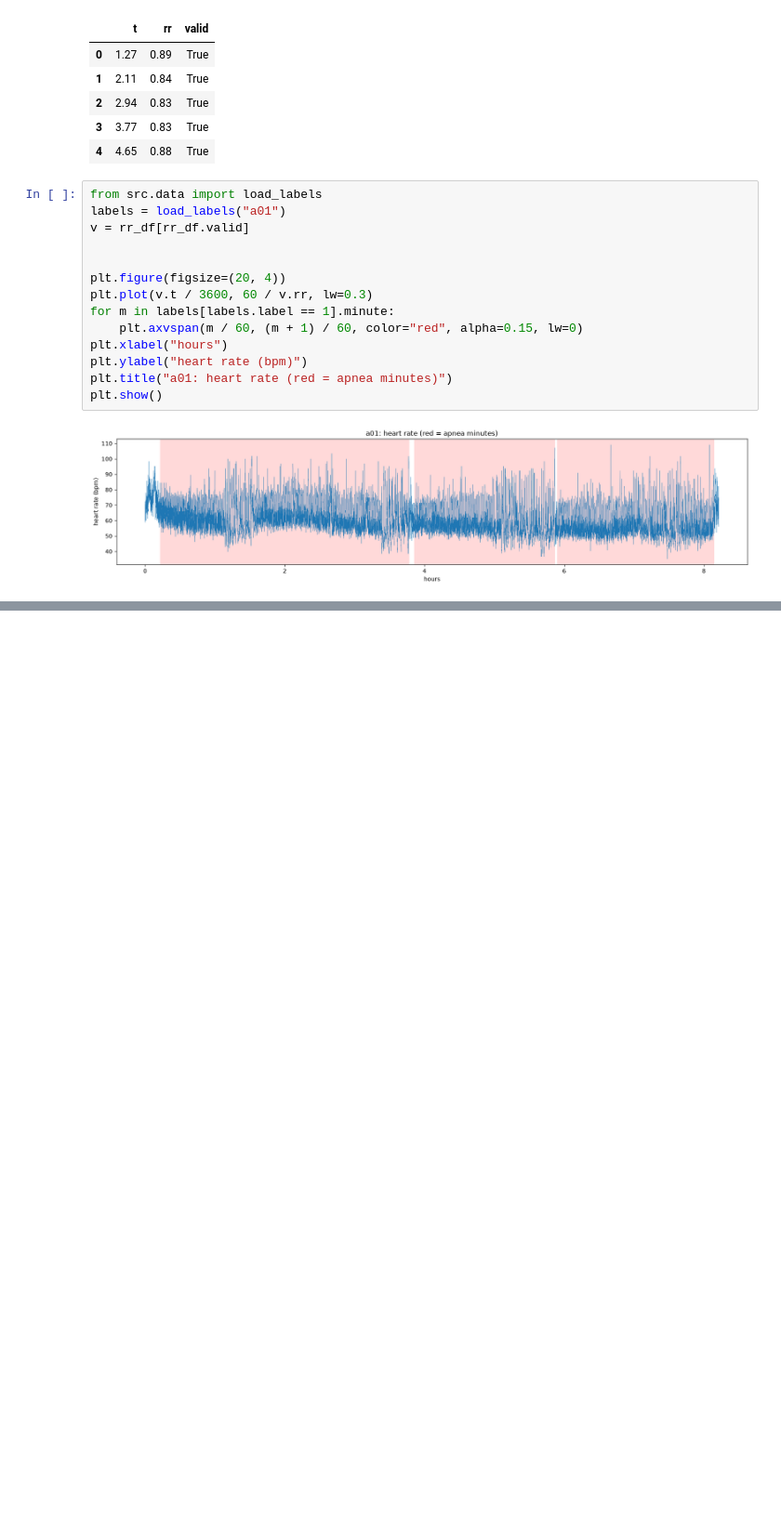
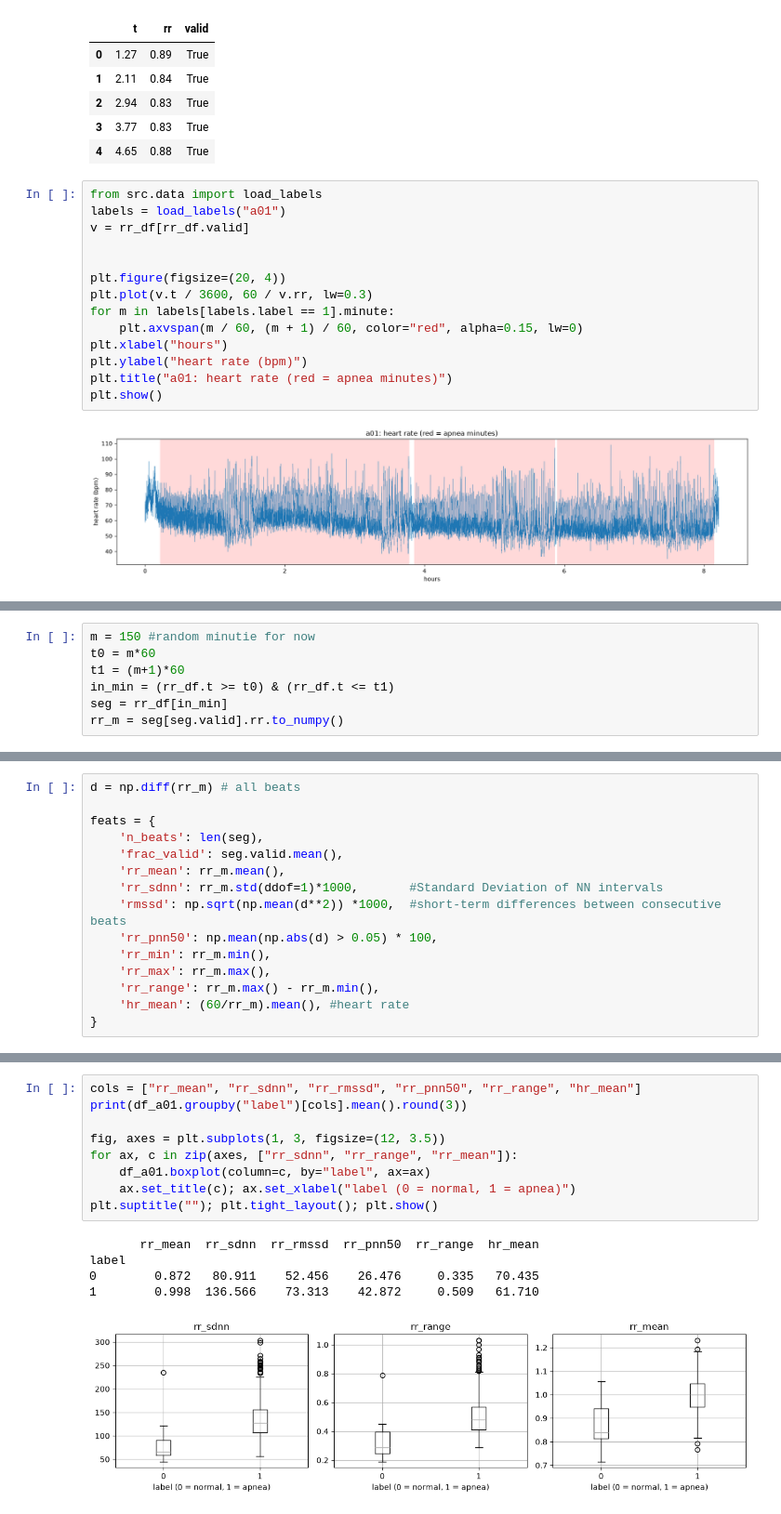
Before and after one commit to MammadHuseyn/apnea-ecg-ml, a Jupyter notebook: notebooks/02_feature_extraction.ipynb, the cells around one changed output, grey strips where cells are left out. Shown at 93% size. Cells and saved outputs as stored; diff of their text form; blank space fills up the shorter version.

Commit message:
extracted minutes into row, mean, std etc

```diff
--- a/notebooks/02_feature_extraction.ipynb
+++ b/notebooks/02_feature_extraction.ipynb
@@ -103,0 +105,7 @@ plt.show()
+# %%
+m = 150 #random minutie for now
+t0 = m*60
+t1 = (m+1)*60
+in_min = (rr_df.t >= t0) & (rr_df.t <= t1)
+seg = rr_df[in_min]
+rr_m = seg[seg.valid].rr.to_numpy()
@@ -103,0 +125,15 @@ plt.show()
+# %%
+d = np.diff(rr_m) # all beats
+
+feats = {
+    'n_beats': len(seg),
+    'frac_valid': seg.valid.mean(),
+    'rr_mean': rr_m.mean(),
+    'rr_sdnn': rr_m.std(ddof=1)*1000,       #Standard Deviation of NN intervals
+    'rmssd': np.sqrt(np.mean(d**2)) *1000,  #short-term differences between consecutive beats
+    'rr_pnn50': np.mean(np.abs(d) > 0.05) * 100,
+    'rr_min': rr_m.min(),
+    'rr_max': rr_m.max(),
+    'rr_range': rr_m.max() - rr_m.min(),
+    'hr_mean': (60/rr_m).mean(), #heart rate
+}
@@ -103,0 +208,15 @@ plt.show()
+# %%
+cols = ["rr_mean", "rr_sdnn", "rr_rmssd", "rr_pnn50", "rr_range", "hr_mean"]
+print(df_a01.groupby("label")[cols].mean().round(3))
+
+fig, axes = plt.subplots(1, 3, figsize=(12, 3.5))
+for ax, c in zip(axes, ["rr_sdnn", "rr_range", "rr_mean"]):
+    df_a01.boxplot(column=c, by="label", ax=ax)
+    ax.set_title(c); ax.set_xlabel("label (0 = normal, 1 = apnea)")
+plt.suptitle(""); plt.tight_layout(); plt.show()
+# %% [output]
+       rr_mean  rr_sdnn  rr_rmssd  rr_pnn50  rr_range  hr_mean
+label
+0        0.872   80.911    52.456    26.476     0.335   70.435
+1        0.998  136.566    73.313    42.872     0.509   61.710
+[figure, added]
```
Also changed, not shown: parts of 5 cells of this notebook, 2 other files.
